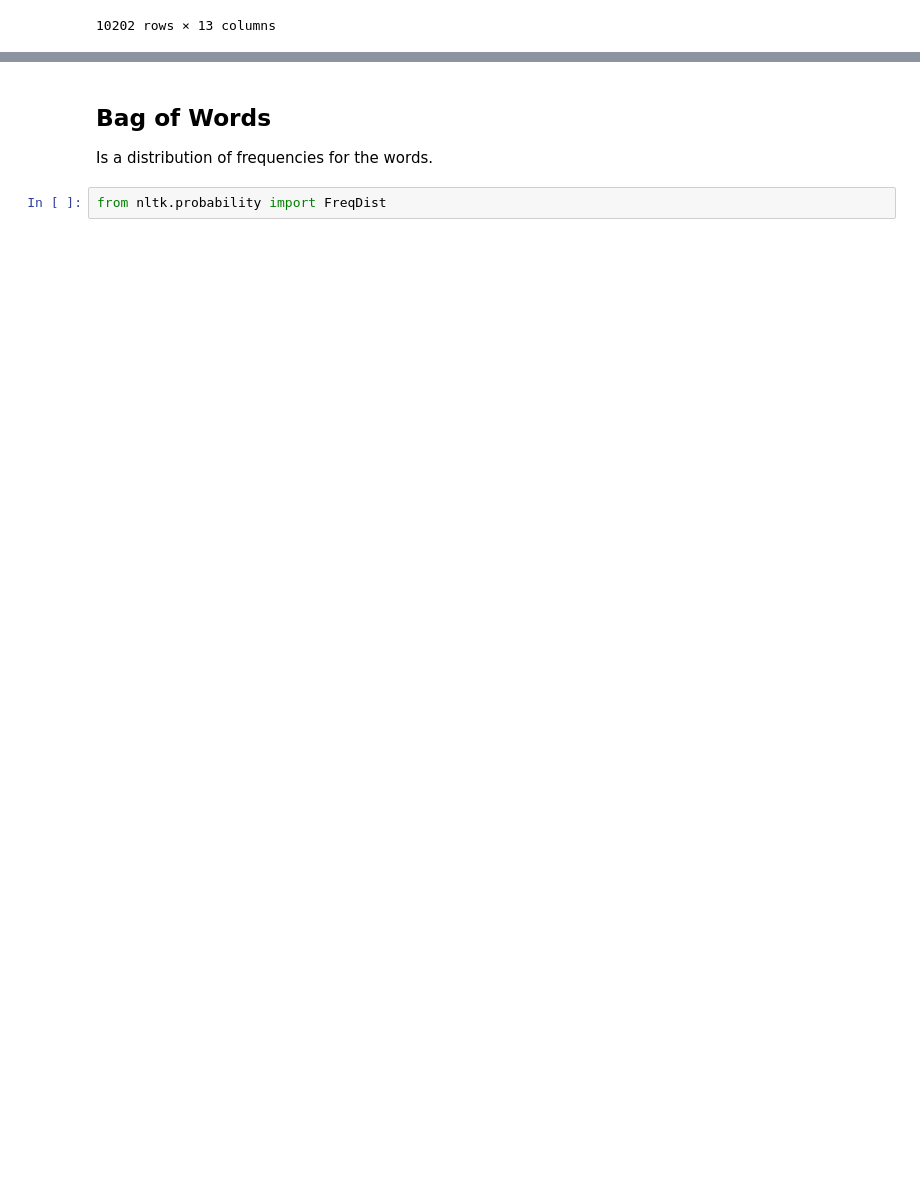
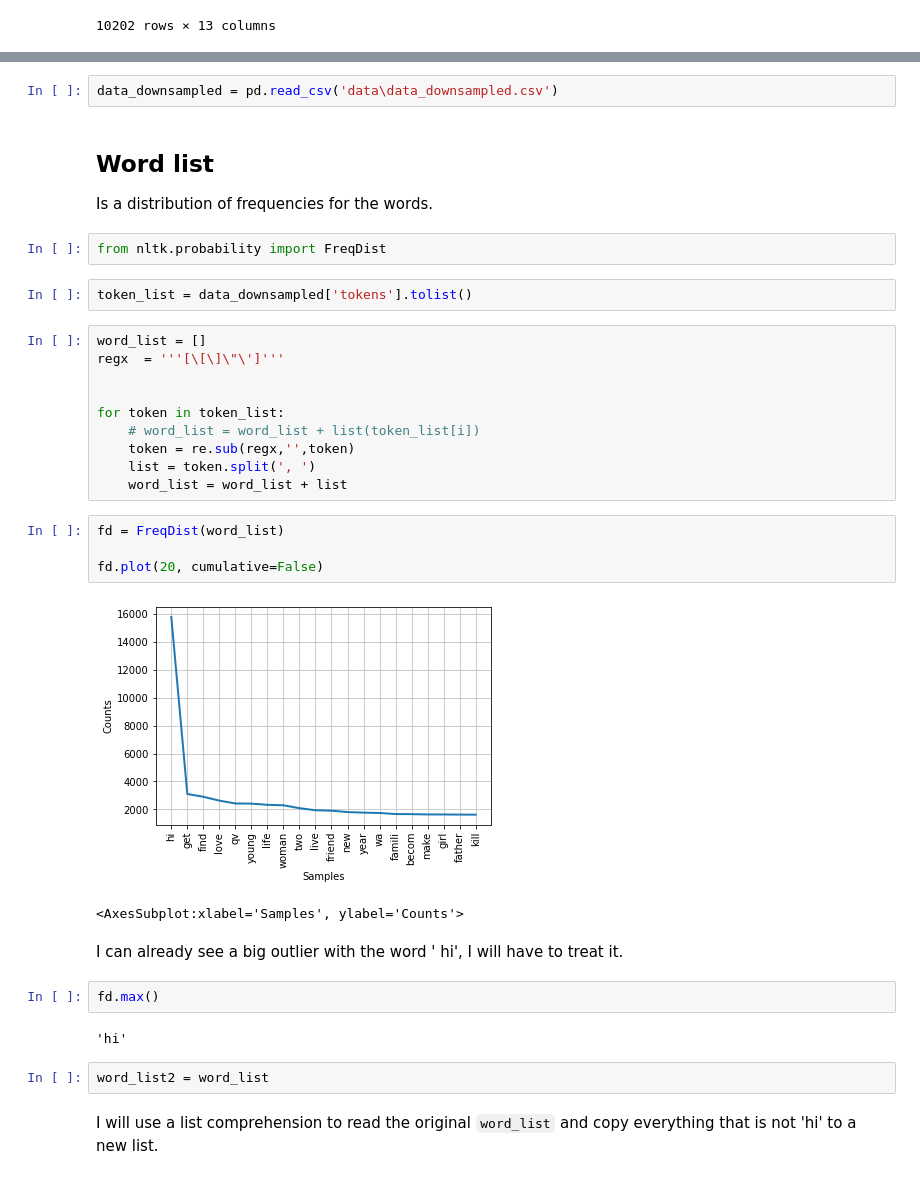
Before and after one commit to cargide/nlp_movie_project, a Jupyter notebook: 4-nlp.ipynb, the cells around one changed output, grey strips where cells are left out. Drawn from its saved outputs; the diff is of its cells as text; blank space fills up the shorter version.

```diff
--- a/4-nlp.ipynb
+++ b/4-nlp.ipynb
@@ -191,5 +191,36 @@ data_downsampled.to_csv('data\data_downsampled.csv', index=False)
+# %%
+data_downsampled = pd.read_csv('data\data_downsampled.csv')
 # %% [markdown]
-## Bag of Words
+## Word list
 Is a distribution of frequencies for the words.
 # %%
 from nltk.probability import FreqDist
+# %%
+token_list = data_downsampled['tokens'].tolist()
+# %%
+word_list = []
+regx  = '''[\[\]\"\']'''
+
+
+for token in token_list:
+    # word_list = word_list + list(token_list[i])
+    token = re.sub(regx,'',token)
+    list = token.split(', ')
+    word_list = word_list + list
+# %%
+fd = FreqDist(word_list)
+
+fd.plot(20, cumulative=False)
+# %% [output]
+[figure, added]
+<AxesSubplot:xlabel='Samples', ylabel='Counts'>
+# %% [markdown]
+I can already see a big outlier with the word ' hi', I will have to treat it.
+# %%
+fd.max()
+# %% [output]
+'hi'
+# %%
+word_list2 = word_list
+# %% [markdown]
+I will use a list comprehension to read the original ``word_list`` and copy everything that is not 'hi' to a new list.
```
Also changed, not shown: parts of 20 cells of this notebook, 2 other files.
